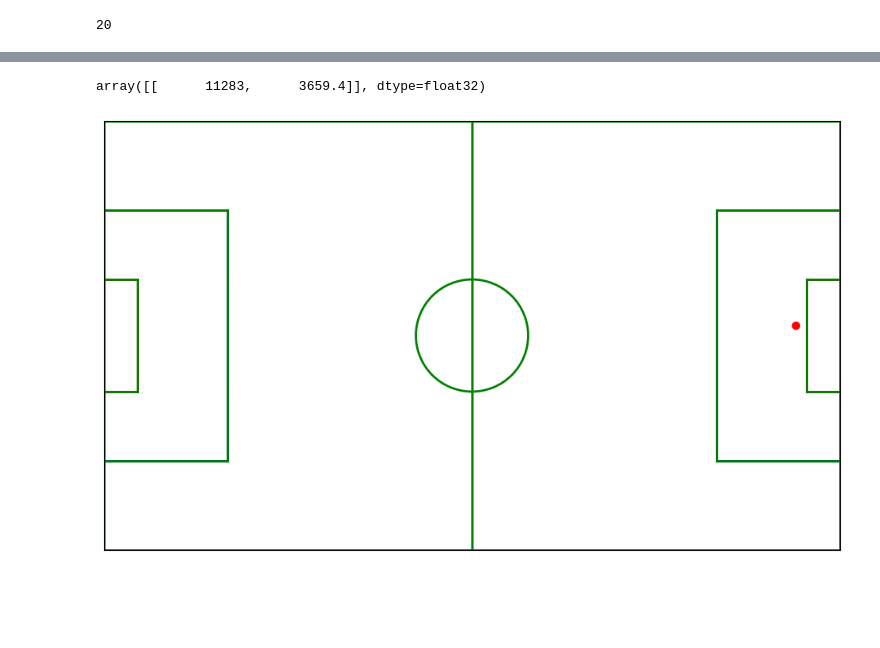
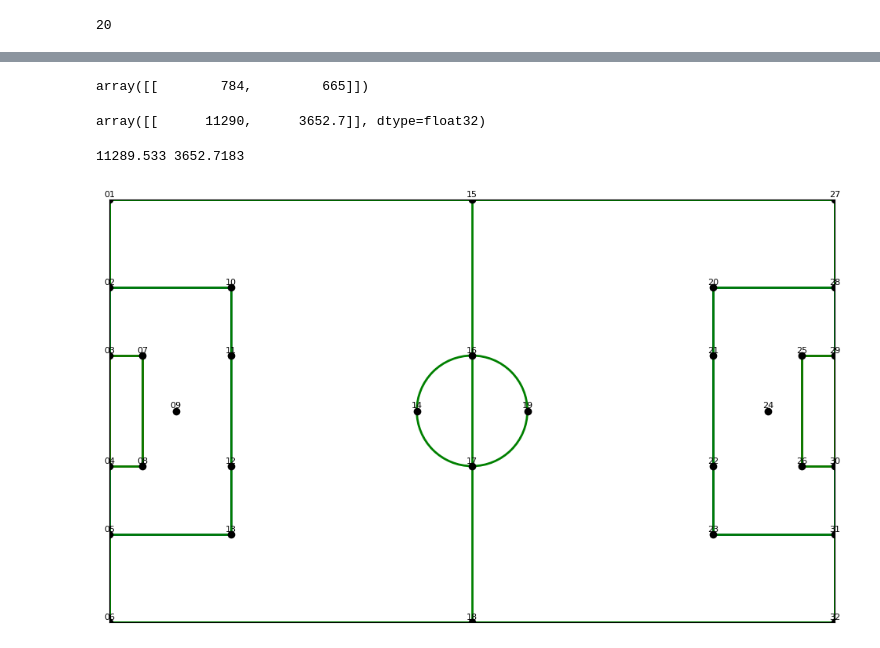
Before and after one commit to prashant-1285/soccer, a Jupyter notebook: football_heatmap/football.ipynb, the cells around one changed output, grey strips where cells are left out. Drawn from its saved outputs; the diff is of its cells as text; code cells hidden in the pictures; blank space fills up the shorter version.

Commit message:
map pitch to keypoints

```diff
--- a/football_heatmap/football.ipynb
+++ b/football_heatmap/football.ipynb
@@ -246,4 +249,4 @@ import keypoint_homography
 from keypoint_homography import Transform
 CONFIG = SoccerPitchConfiguration()
 # %%
-index_frame_number=10
+index_frame_number=19
@@ -285,23 +341,29 @@ transformer = Transform(
 )
 # %%
 pts_2d=position_array[index_frame_number].reshape(1, -1)
+pts_2d
+# %% [output]
+array([[        784,         665]])
 # %%
 
 final_img=transformer.transform_points(points=pts_2d)
 # %%
 final_img
 # %% [output]
-array([[      11283,      3659.4]], dtype=float32)
+array([[      11290,      3652.7]], dtype=float32)
 # %%
 import matplotlib.pyplot as plt
 import matplotlib.patches as patches
 from soccer_config import SoccerPitchConfiguration
+
 pitch = SoccerPitchConfiguration()
 fig, ax = plt.subplots(figsize=(12, 7))
 
-# Set the axis limits
 ax.set_xlim(0, pitch.length)
-ax.set_ylim(0, pitch.width)
+ax.set_ylim(pitch.width, 0)  #
+
+# Invert the y-axis to match OpenCV's coordinate system
+
 
 # Plot the outer boundary of the field
 field_outline = patches.Rectangle((0, 0), pitch.length, pitch.width, linewidth=2, edgecolor="green", facecolor="none")
@@ -312,34 +374,43 @@ centre_circle = patches.Circle((pitch.length / 2, pitch.width / 2), pitch.centre
 ax.add_patch(centre_circle)
 
 # Plot the penalty boxes
 penalty_box1 = patches.Rectangle((0, (pitch.width - pitch.penalty_box_width) / 2), pitch.penalty_box_length, pitch.penalty_box_width, linewidth=2, edgecolor="blue", facecolor="none")
 penalty_box2 = patches.Rectangle((pitch.length - pitch.penalty_box_length, (pitch.width - pitch.penalty_box_width) / 2), pitch.penalty_box_length, pitch.penalty_box_width, linewidth=2, edgecolor="blue", facecolor="none")
 ax.add_patch(penalty_box1)
 ax.add_patch(penalty_box2)
 
 # Plot the goal boxes
 goal_box1 = patches.Rectangle((0, (pitch.width - pitch.goal_box_width) / 2), pitch.goal_box_length, pitch.goal_box_width, linewidth=2, edgecolor="red", facecolor="none")
 goal_box2 = patches.Rectangle((pitch.length - pitch.goal_box_length, (pitch.width - pitch.goal_box_width) / 2), pitch.goal_box_length, pitch.goal_box_width, linewidth=2, edgecolor="red", facecolor="none")
 ax.add_patch(goal_box1)
 ax.add_patch(goal_box2)
 
 # Plot the edges (lines connecting the vertices)
 for edge in pitch.edges:
     x1, y1 = pitch.vertices[edge[0] - 1]
     x2, y2 = pitch.vertices[edge[1] - 1]
     ax.plot([x1, x2], [y1, y2], color="green", lw=2)
+
+# Plot and annotate the 32 points
+for idx, (x, y) in enumerate(pitch.vertices):
+    ax.scatter(x, y, color="black", zorder=5)  # Draw the point
+    ax.text(x, y - 90, pitch.labels[idx], fontsize=8, ha='center', va='center', color="black", zorder=6)  # Annotate the point
+
 # Plot the ball at the transformed position (xy)
 ball_x, ball_y = final_img[0]  # Extract the x, y position of the ball
+print(ball_x, ball_y)
 ball_radius = 50  # Radius of the ball (adjust as needed)
-ball = patches.Circle((ball_x, ball_y), ball_radius, linewidth=2, edgecolor="red", facecolor="red")
-ax.add_patch(ball)
+ball = patches.Circle((ball_x, ball_y), ball_radius, linewidth=2, edgecolor="red", facecolor="blue")
+#ax.add_patch(ball)
 
 # Set aspect ratio and remove axis ticks
 ax.set_aspect('equal', 'box')
 ax.set_xticks([])
 ax.set_yticks([])
-
+output_path = "soccer_pitch_top_left.png"
+plt.savefig(output_path, dpi=300, bbox_inches="tight", pad_inches=0)
 # Show the plot
 plt.show()
 # %% [output]
+11289.533 3652.7183
-[figure, old version]
+[figure, new version]
```
Also changed, not shown: parts of 24 cells of this notebook, 6 other files.
